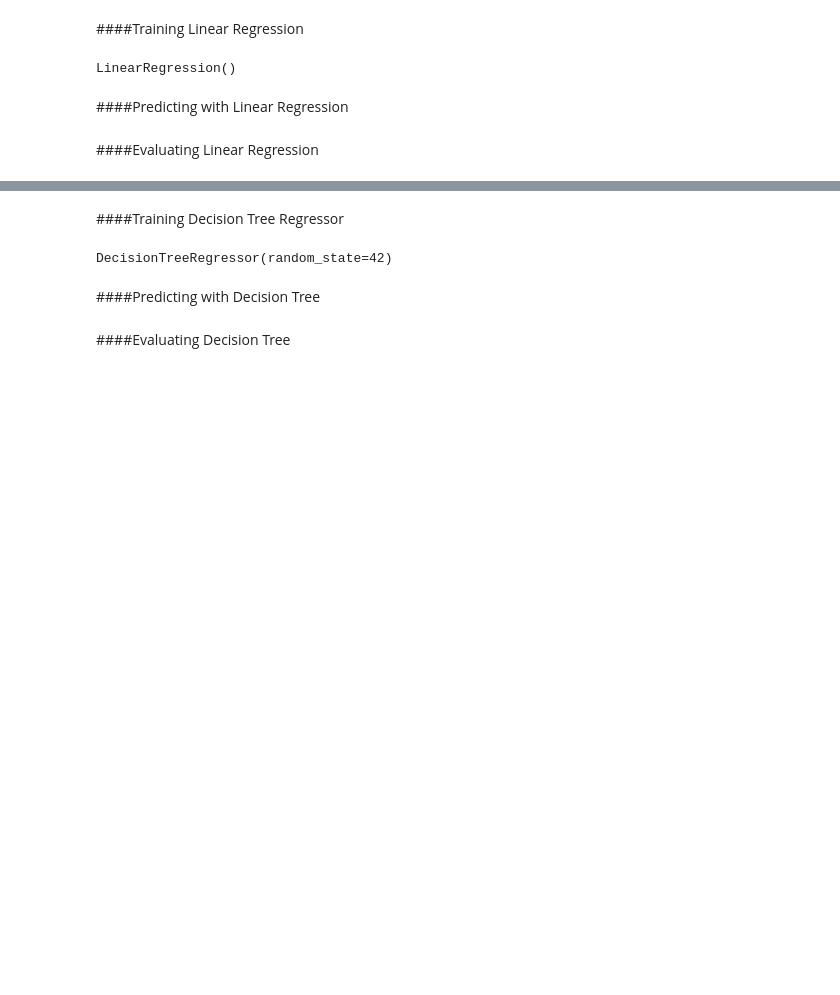
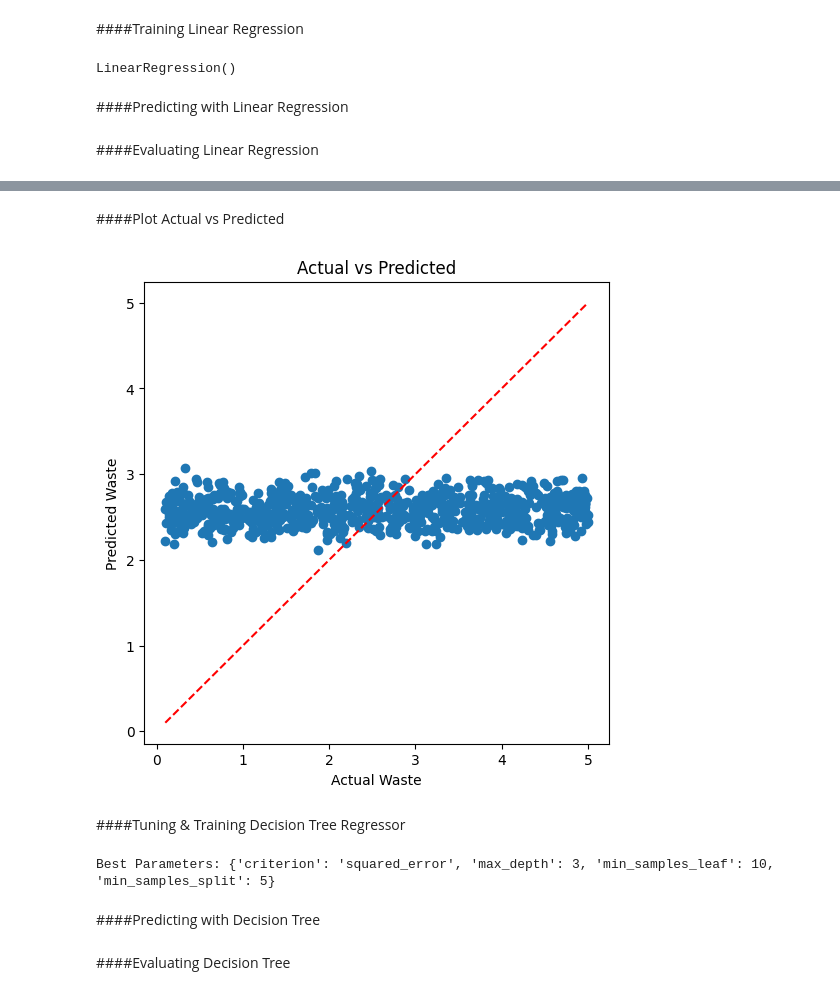
Before and after one commit to sasasaee/ml-project, a Jupyter notebook: canteen_model_training.ipynb, the cells around one changed output, grey strips where cells are left out. Cells and saved outputs as stored; diff of their text form; code cells hidden in the pictures; blank space fills up the shorter version.

```diff
--- a/canteen_model_training.ipynb
+++ b/canteen_model_training.ipynb
@@ -108,5 +107,3 @@ linear_model.fit(X_train, y_train)
 LinearRegression()
 # %% [markdown]
 ####Predicting with Linear Regression
-# %%
-linear_predictions = linear_model.predict(X_test)
@@ -136,13 +185,42 @@ R²: -0.00301162637599095
+# %% [markdown]
+####Plot Actual vs Predicted
+# %%
+plt.figure(figsize=(6,6))
+plt.scatter(y_test, linear_predictions)
+plt.plot([y.min(), y.max()], [y.min(), y.max()], 'r--')
+plt.xlabel("Actual Waste")
+plt.ylabel("Predicted Waste")
+plt.title("Actual vs Predicted")
+plt.show()
+# %% [output]
+[figure, added]
 # %% [markdown]
-####Training Decision Tree Regressor
+####Tuning & Training Decision Tree Regressor
-# %%
-tree_model = DecisionTreeRegressor(
-    random_state=42
-)
-
-tree_model.fit(X_train, y_train)
-# %% [output]
-DecisionTreeRegressor(random_state=42)
+# %%
+from sklearn.model_selection import GridSearchCV
+
+tree_params = {
+    "criterion": ["squared_error", "absolute_error"],
+    "max_depth": [3, 4, 5, 6],
+    "min_samples_split": [5, 10, 15],
+    "min_samples_leaf": [2, 5, 10]
+}
+
+tree_grid = GridSearchCV(
+    DecisionTreeRegressor(random_state=42),
+    param_grid=tree_params,
+    cv=5,
+    scoring="neg_mean_absolute_error",
+    n_jobs=-1,
+)
+
+tree_grid.fit(X_train, y_train)
+
+print("Best Parameters:", tree_grid.best_params_)
+
+tree_model = tree_grid.best_estimator_
+# %% [output]
+Best Parameters: {'criterion': 'squared_error', 'max_depth': 3, 'min_samples_leaf': 10, 'min_samples_split': 5}
 # %% [markdown]
 ####Predicting with Decision Tree
 # %%
```
Also changed, not shown: parts of 14 cells of this notebook.
